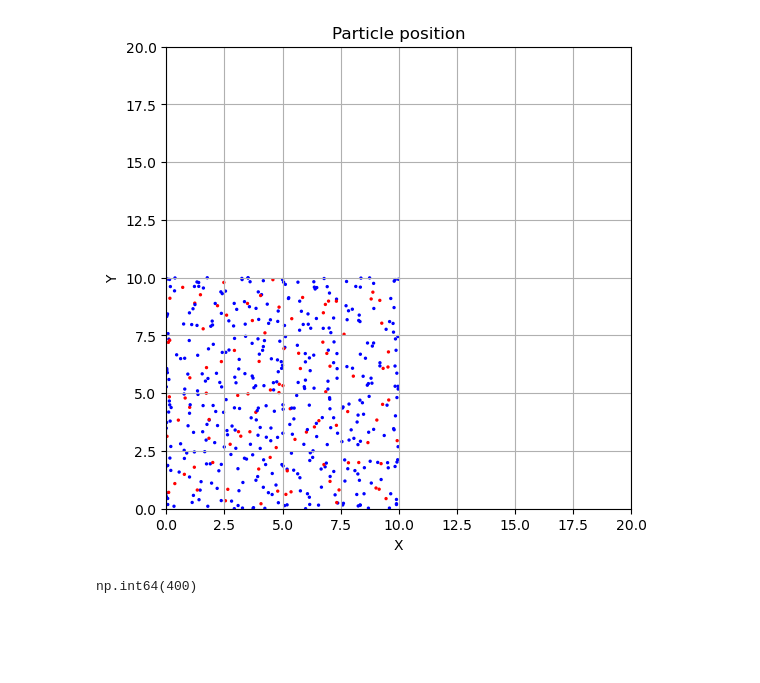
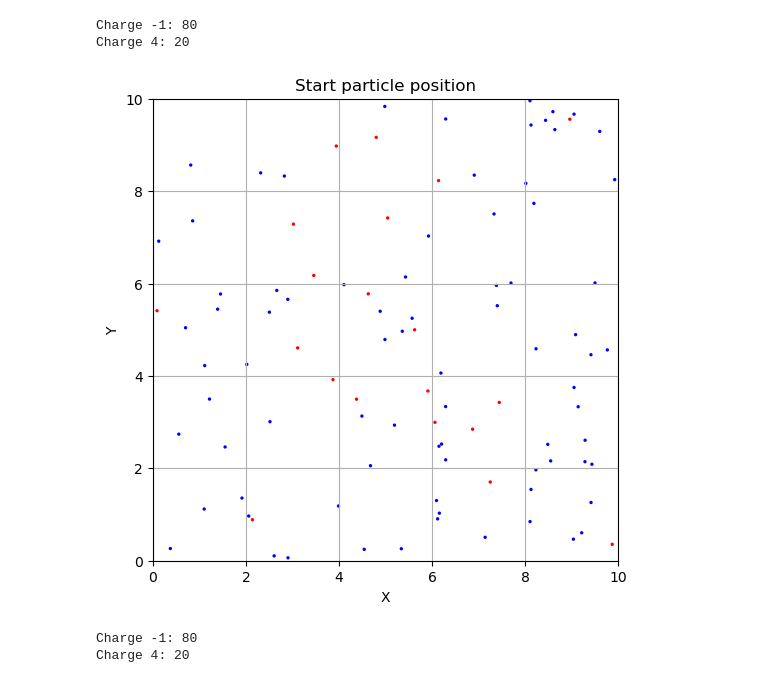
Before and after one commit to Sparisi01/montecarlo_particles_simulation, a Jupyter notebook: data_analysis.ipynb, the cells around one changed output. Cells and saved outputs as stored; diff of their text form; code cells hidden in the pictures; blank space fills up the shorter version.

```diff
--- a/data_analysis.ipynb
+++ b/data_analysis.ipynb
@@ -6,29 +8,42 @@ from IPython.display import HTML
+# %%
+data = np.loadtxt("output/start_position_file.csv", delimiter=";")
+
+x = data[:, 0]
+y = data[:, 1]
+c = data[:, 2]
+
+print(f"Charge -1: {sum(c==-1)}")
+print(f"Charge 4: {sum(c==4)}")
+# %% [output]
+Charge -1: 80
+Charge 4: 20
+# %%
+
+color_map = {-1: "blue", 4: "red"}
+colors = [color_map[val] for val in c]
+
+fig, ax = plt.subplots(figsize=(6, 6))
+ax.scatter(x, y, s=2, color=colors)
+
+ax.set_title("Start particle position")
+ax.set_xlabel("X")
+ax.set_ylabel("Y")
+ax.set_xlim([0,10])
+ax.set_ylim([0,10])
+ax.grid(True)
+
+plt.show()
+# %% [output]
+[figure, added]
 # %%
 data = np.loadtxt("output/end_position_file.csv", delimiter=";")
 
 x = data[:, 0]
 y = data[:, 1]
-z = data[:,2]
-c = data[:, 3]
+c = data[:, 2]
 
-
-color_map = {-1: "blue", 4: "red"}
-colors = [color_map[val] for val in c]
-
-# Plot
-plt.figure(figsize=(6, 6))
-plt.scatter(x, y, s=2, color=colors)
-
-plt.title("Particle position")
-plt.xlabel("X")
-plt.ylabel("Y")
-plt.xlim([0, 20])
-plt.ylim([0, 20])
-plt.grid(True)
-
-plt.show()
-
-sum(c==-1)
+print(f"Charge -1: {sum(c==-1)}")
+print(f"Charge 4: {sum(c==4)}")
 # %% [output]
-[figure, removed]
-np.int64(400)
+Charge -1: 80
+Charge 4: 20
```
Also changed, not shown: parts of 5 cells of this notebook, 2 other files.
